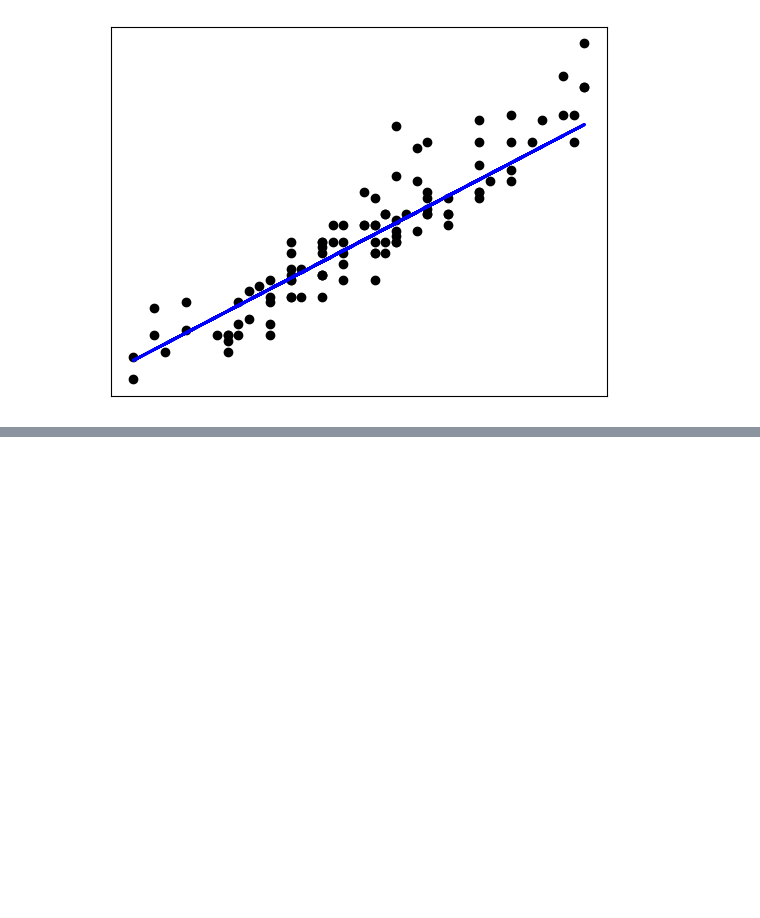
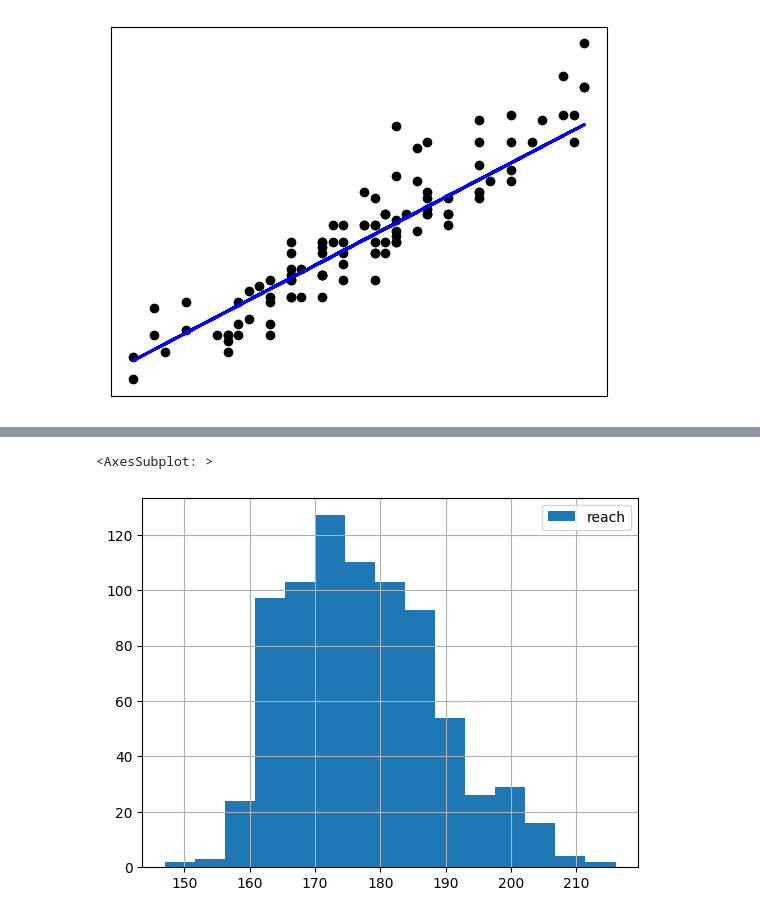
Before and after one commit to smbalf/boxrec-analysis, a Jupyter notebook: main_analysis.ipynb, the cells around one changed output, grey strips where cells are left out. Cells and saved outputs as stored; diff of their text form; code cells hidden in the pictures; blank space fills up the shorter version.

```diff
--- a/main_analysis.ipynb
+++ b/main_analysis.ipynb
@@ -78,0 +114,5 @@ plt.show()
+# %%
+ds['reach'].hist(bins=15, legend=True)
+# %% [output]
+<AxesSubplot: >
+[figure, added]
```
Also changed, not shown: parts of 11 cells of this notebook.
